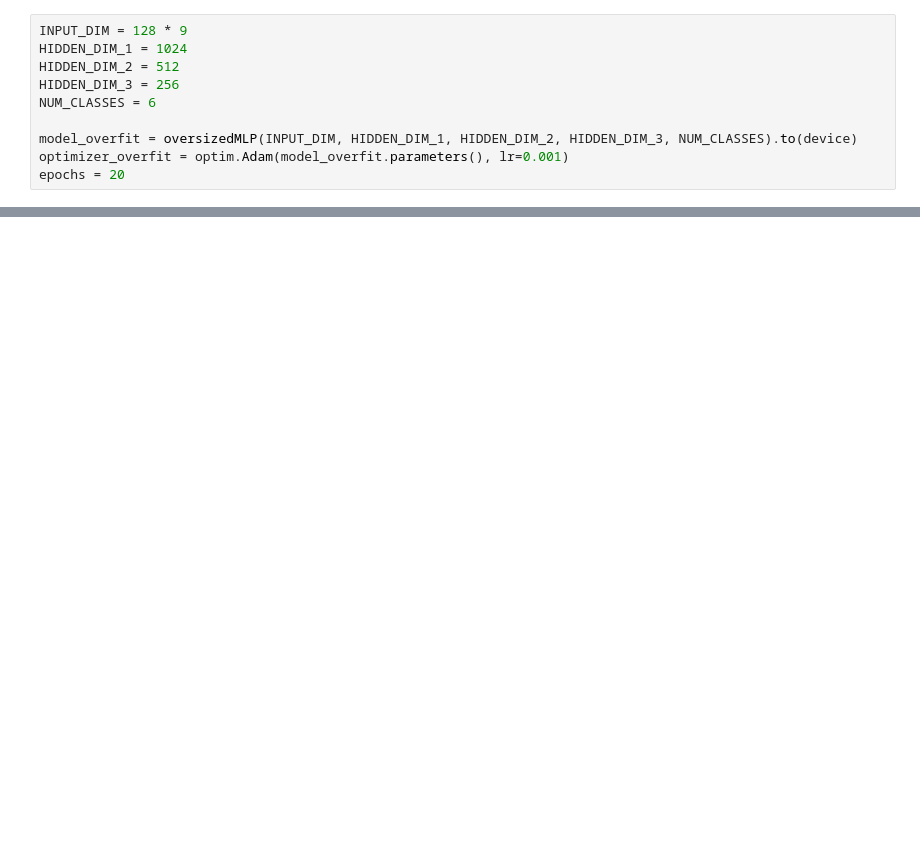
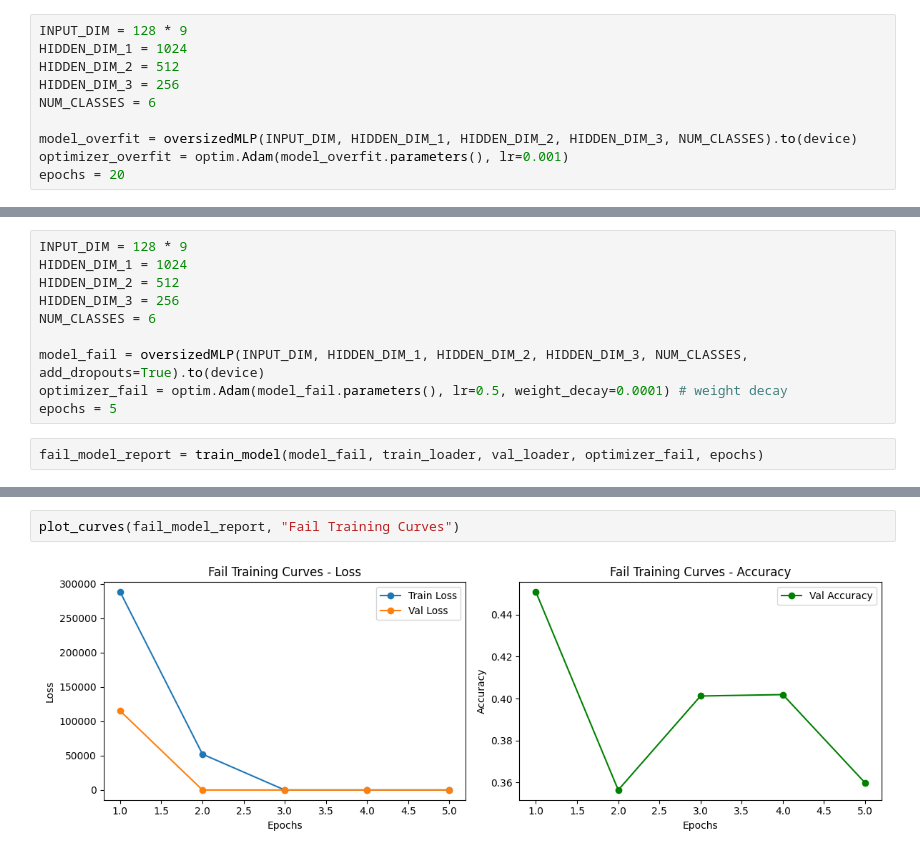
Before and after one commit to Youssef-Chip/lab1, a Jupyter notebook: lab2/01_data_and_baselines.ipynb, the cells around one changed output, grey strips where cells are left out. Drawn from its saved outputs; the diff is of its cells as text; blank space fills up the shorter version.

```diff
--- a/lab2/01_data_and_baselines.ipynb
+++ b/lab2/01_data_and_baselines.ipynb
@@ -423,0 +468,12 @@ epochs = 20
+# %%
+INPUT_DIM = 128 * 9
+HIDDEN_DIM_1 = 1024
+HIDDEN_DIM_2 = 512
+HIDDEN_DIM_3 = 256
+NUM_CLASSES = 6
+
+model_fail = oversizedMLP(INPUT_DIM, HIDDEN_DIM_1, HIDDEN_DIM_2, HIDDEN_DIM_3, NUM_CLASSES, add_dropouts=True).to(device)
+optimizer_fail = optim.Adam(model_fail.parameters(), lr=0.5, weight_decay=0.0001) # weight decay
+epochs = 5
+# %%
+fail_model_report = train_model(model_fail, train_loader, val_loader, optimizer_fail, epochs)
@@ -423,0 +504,4 @@ epochs = 20
+# %%
+plot_curves(fail_model_report, "Fail Training Curves")
+# %% [output]
+[figure, added]
```
Also changed, not shown: parts of 17 cells of this notebook.
